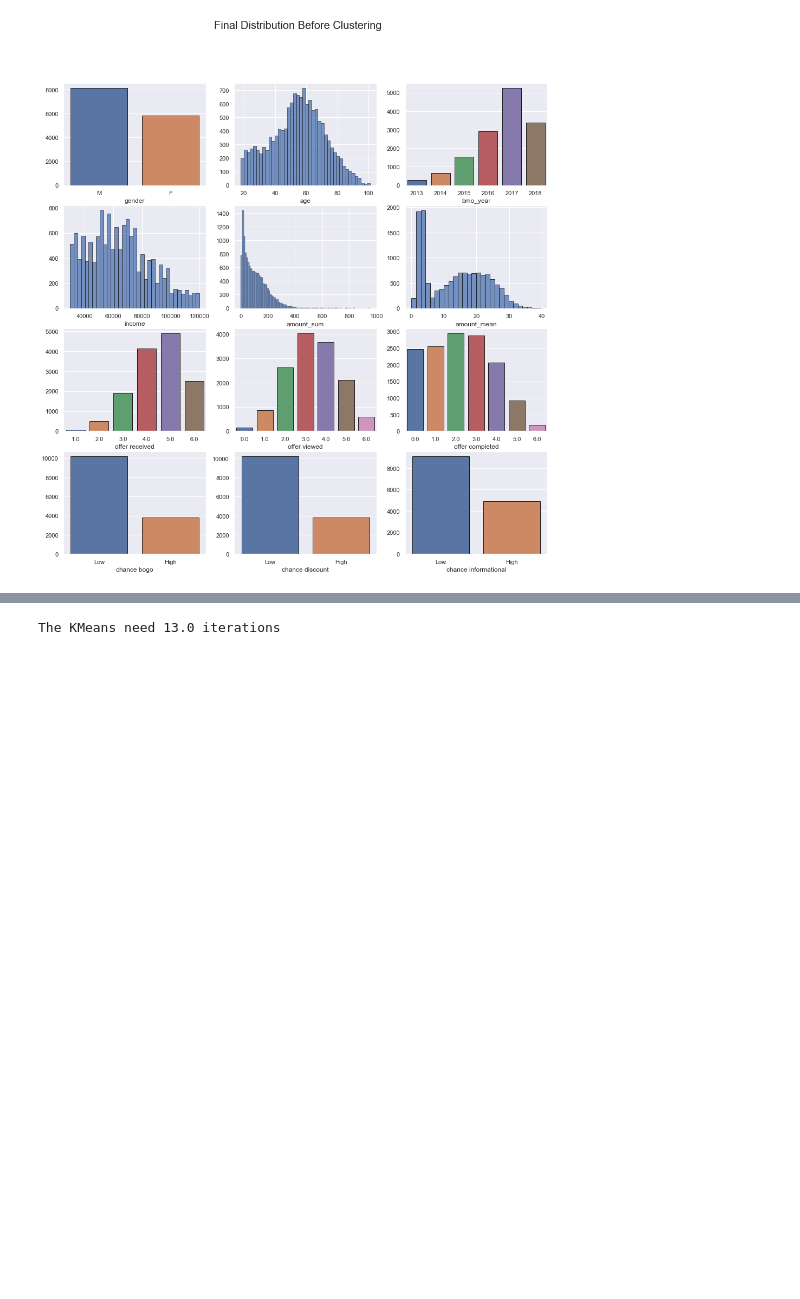
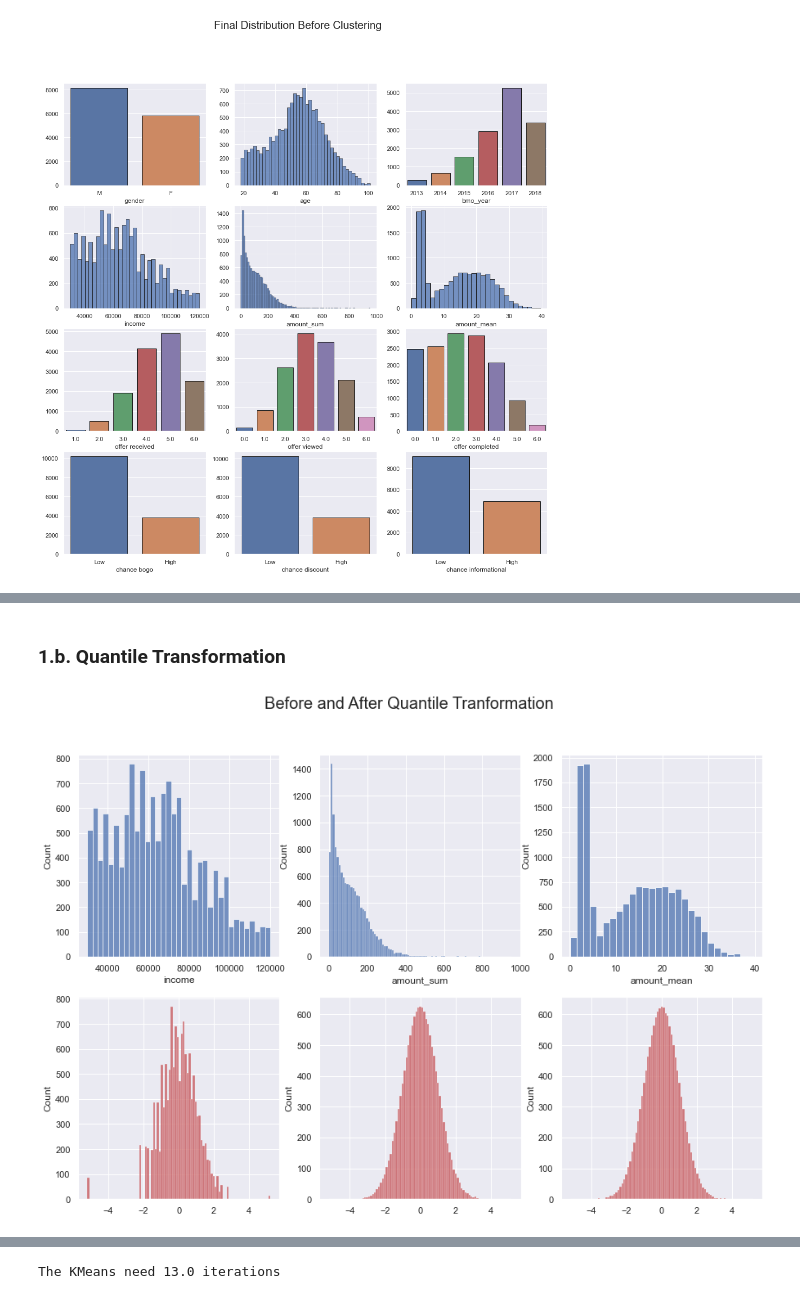
Before and after one commit to miqbalrp/Starbucks_Clustering, a Jupyter notebook: notebook/3. clustering.ipynb, the cells around one changed output, grey strips where cells are left out. Cells and saved outputs as stored; diff of their text form; code cells hidden in the pictures; blank space fills up the shorter version.

```diff
--- a/notebook/3. clustering.ipynb
+++ b/notebook/3. clustering.ipynb
@@ -101,0 +134,31 @@ sns.pairplot(pd.DataFrame(scaled_features))
+# %% [markdown]
+### 1.b. Quantile Transformation
+# %%
+qt = QuantileTransformer(n_quantiles=1000, output_distribution='normal',
+                         random_state=69)
+
+def quantile(feature):
+    array = np.array(feature)
+    array_reshape = array.reshape((len(array),1))
+    feature_scaled = qt.fit_transform(array_reshape)
+    return feature_scaled
+
+fig_title = 'Before and After Quantile Tranformation'
+
+fig, axs = plt.subplots(2,3, figsize=(15,10))
+fig.suptitle(fig_title, fontsize=20)
+
+sns.histplot(ax=axs[0,0], data=features['income'])
+sns.histplot(ax=axs[0,1], data=features['amount_sum'])
+sns.histplot(ax=axs[0,2], data=features['amount_mean'])
+
+sns.histplot(ax=axs[1,0], x=quantile(features['income'])[:,0], color='r')
+sns.histplot(ax=axs[1,1], x=quantile(features['amount_sum'])[:,0], color='r')
+sns.histplot(ax=axs[1,2], x=quantile(features['amount_mean'])[:,0], color='r')
+
+if(export_figure==True):
+    plt.savefig(fig_dir+fig_title+'.png')
+
+plt.show()
+# %% [output]
+[figure, added]
```
Also changed, not shown: parts of 44 cells of this notebook, 31 other files.
